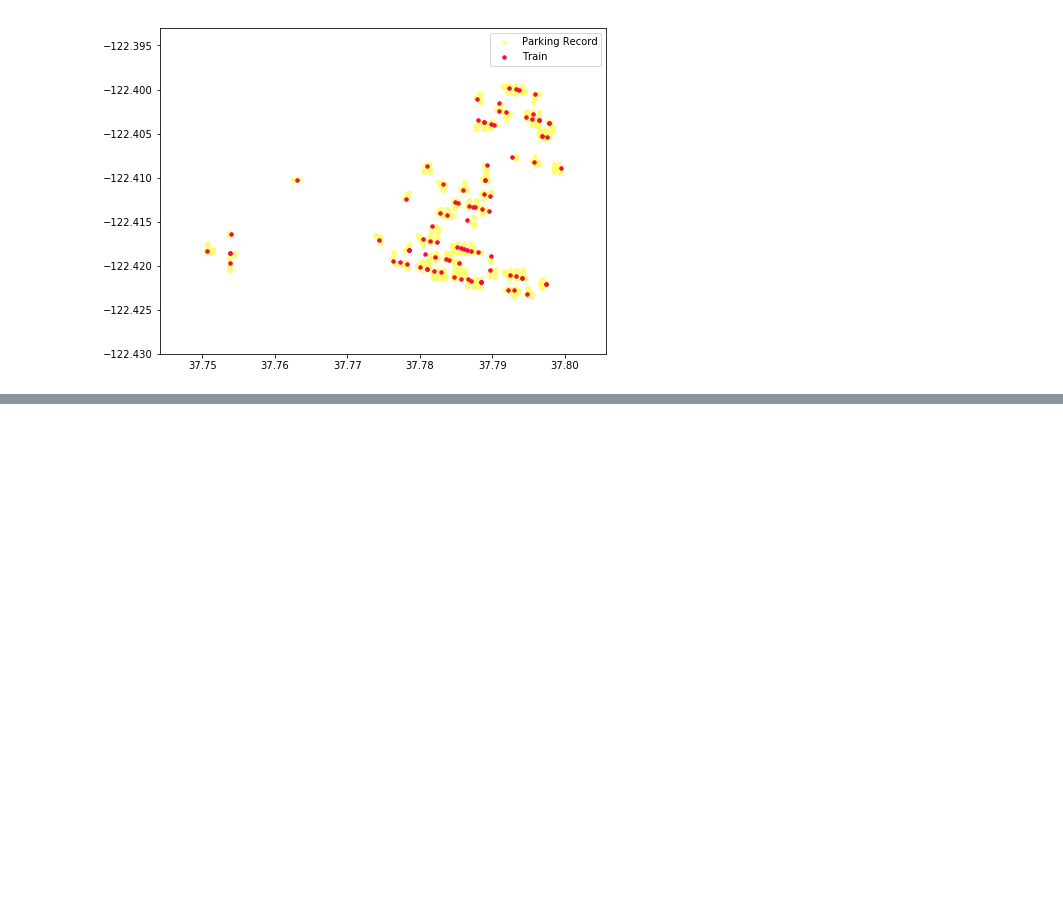
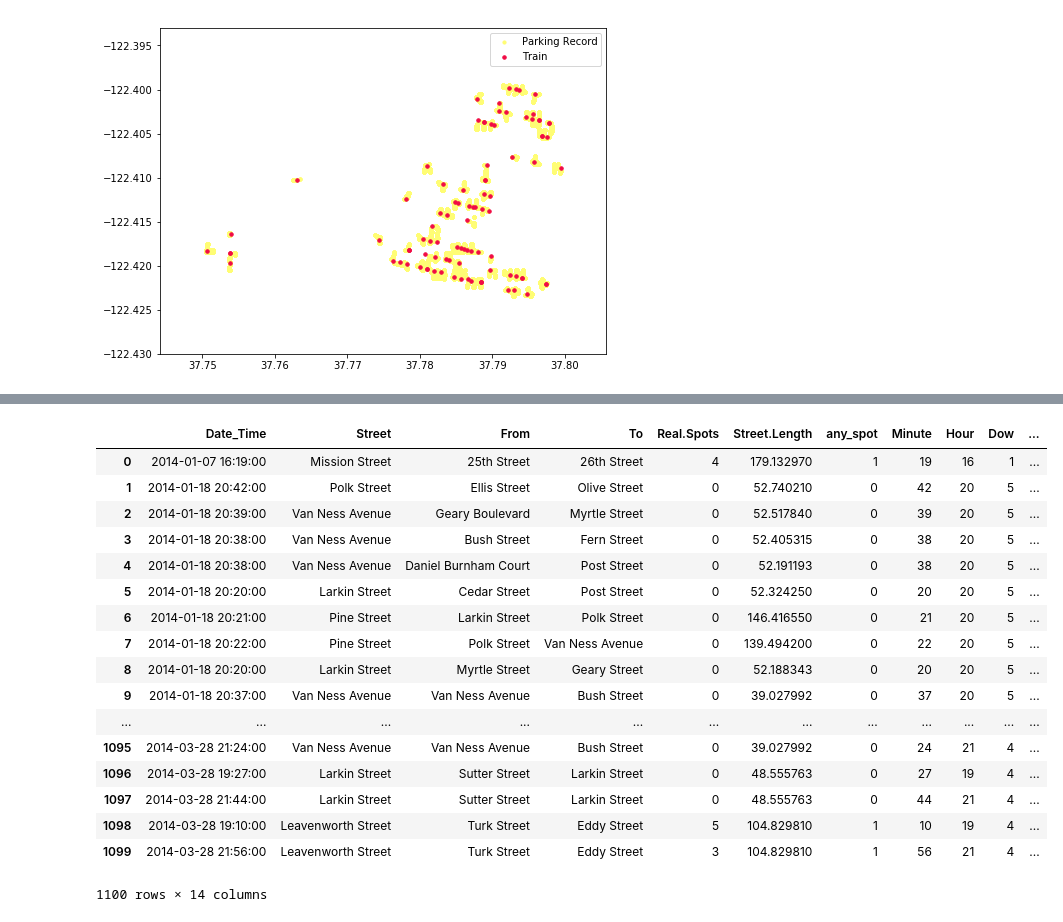
Before and after one commit to dyan10/SF-Parking-prediction-for-Parknav, a Jupyter notebook: Features/Parking_record_match.ipynb, the cells around one changed output, grey strips where cells are left out. Drawn from its saved outputs; the diff is of its cells as text; code cells hidden in the pictures; blank space fills up the shorter version.

```diff
--- a/Features/Parking_record_match.ipynb
+++ b/Features/Parking_record_match.ipynb
@@ -186,0 +273,8 @@ plt.legend(['Parking Record','Train'])
+# %%
+train = pd.read_csv('../data/train-parking.csv', parse_dates=[[3,4]], infer_datetime_format=True)
+train['Minute'] = train.Date_Time.dt.minute
+train['Hour'] = train.Date_Time.dt.hour
+train['Dow'] = train.Date_Time.dt.weekday
+train['Time'] = train["Hour"]*100 + train['Minute']
+train['isweekend'] = train['Dow'].apply(day_type)
+train['From_To'] = train['From'] + '_' + train['To']
@@ -186,0 +290,2 @@ plt.legend(['Parking Record','Train'])
+# %%
+train['daily_avg_freq'] = pd.merge(train.copy(),daily_avg, how = 'left',left_on=['Street','From_To'], right_on=['Street','From_To'])[0]
@@ -186,0 +303,25 @@ plt.legend(['Parking Record','Train'])
+# %%
+streetmean = train[train['Street']=='Jones Street'].daily_avg_freq.mean()
+# %%
+train['daily_avg_freq'] = train['daily_avg_freq'].fillna(streetmean)
+# %%
+train
+# %% [output]
+|  | Date_Time | Street | From | To | Real.Spots | Street.Length | any_spot | Minute | Hour | Dow | ... |
+| 0 | 2014-01-07 16:19:00 | Mission Street | 25th Street | 26th Street | 4 | 179.132970 | 1 | 19 | 16 | 1 | ... |
+| 1 | 2014-01-18 20:42:00 | Polk Street | Ellis Street | Olive Street | 0 | 52.740210 | 0 | 42 | 20 | 5 | ... |
+| 2 | 2014-01-18 20:39:00 | Van Ness Avenue | Geary Boulevard | Myrtle Street | 0 | 52.517840 | 0 | 39 | 20 | 5 | ... |
+| 3 | 2014-01-18 20:38:00 | Van Ness Avenue | Bush Street | Fern Street | 0 | 52.405315 | 0 | 38 | 20 | 5 | ... |
+| 4 | 2014-01-18 20:38:00 | Van Ness Avenue | Daniel Burnham Court | Post Street | 0 | 52.191193 | 0 | 38 | 20 | 5 | ... |
+| 5 | 2014-01-18 20:20:00 | Larkin Street | Cedar Street | Post Street | 0 | 52.324250 | 0 | 20 | 20 | 5 | ... |
+| 6 | 2014-01-18 20:21:00 | Pine Street | Larkin Street | Polk Street | 0 | 146.416550 | 0 | 21 | 20 | 5 | ... |
+| 7 | 2014-01-18 20:22:00 | Pine Street | Polk Street | Van Ness Avenue | 0 | 139.494200 | 0 | 22 | 20 | 5 | ... |
+| 8 | 2014-01-18 20:20:00 | Larkin Street | Myrtle Street | Geary Street | 0 | 52.188343 | 0 | 20 | 20 | 5 | ... |
+| 9 | 2014-01-18 20:37:00 | Van Ness Avenue | Van Ness Avenue | Bush Street | 0 | 39.027992 | 0 | 37 | 20 | 5 | ... |
+| ... | ... | ... | ... | ... | ... | ... | ... | ... | ... | ... | ... |
+| 1095 | 2014-03-28 21:24:00 | Van Ness Avenue | Van Ness Avenue | Bush Street | 0 | 39.027992 | 0 | 24 | 21 | 4 | ... |
+| 1096 | 2014-03-28 19:27:00 | Larkin Street | Sutter Street | Larkin Street | 0 | 48.555763 | 0 | 27 | 19 | 4 | ... |
+| 1097 | 2014-03-28 21:44:00 | Larkin Street | Sutter Street | Larkin Street | 0 | 48.555763 | 0 | 44 | 21 | 4 | ... |
+| 1098 | 2014-03-28 19:10:00 | Leavenworth Street | Turk Street | Eddy Street | 5 | 104.829810 | 1 | 10 | 19 | 4 | ... |
+| 1099 | 2014-03-28 21:56:00 | Leavenworth Street | Turk Street | Eddy Street | 3 | 104.829810 | 1 | 56 | 21 | 4 | ... |
+1100 rows × 14 columns
```
Also changed, not shown: parts of 24 cells of this notebook.
